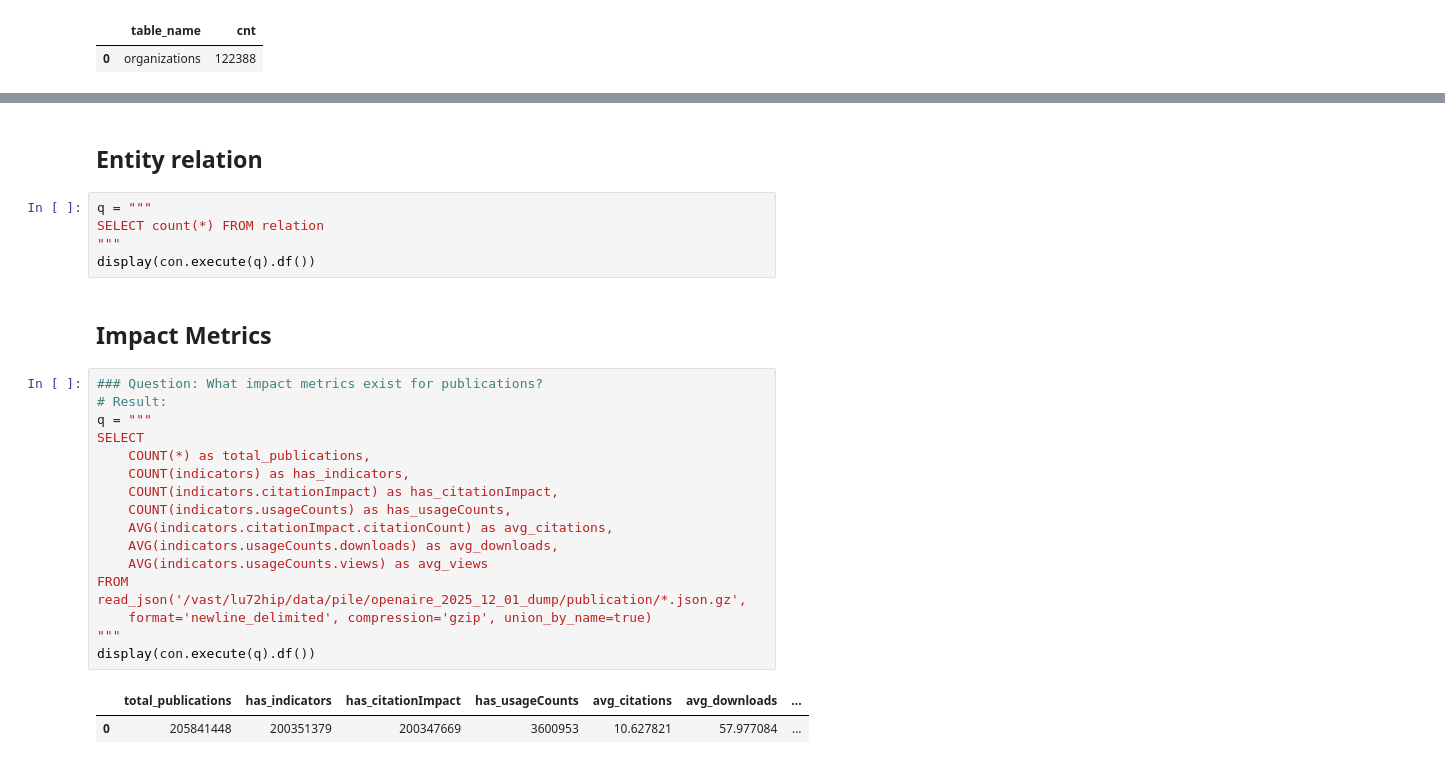
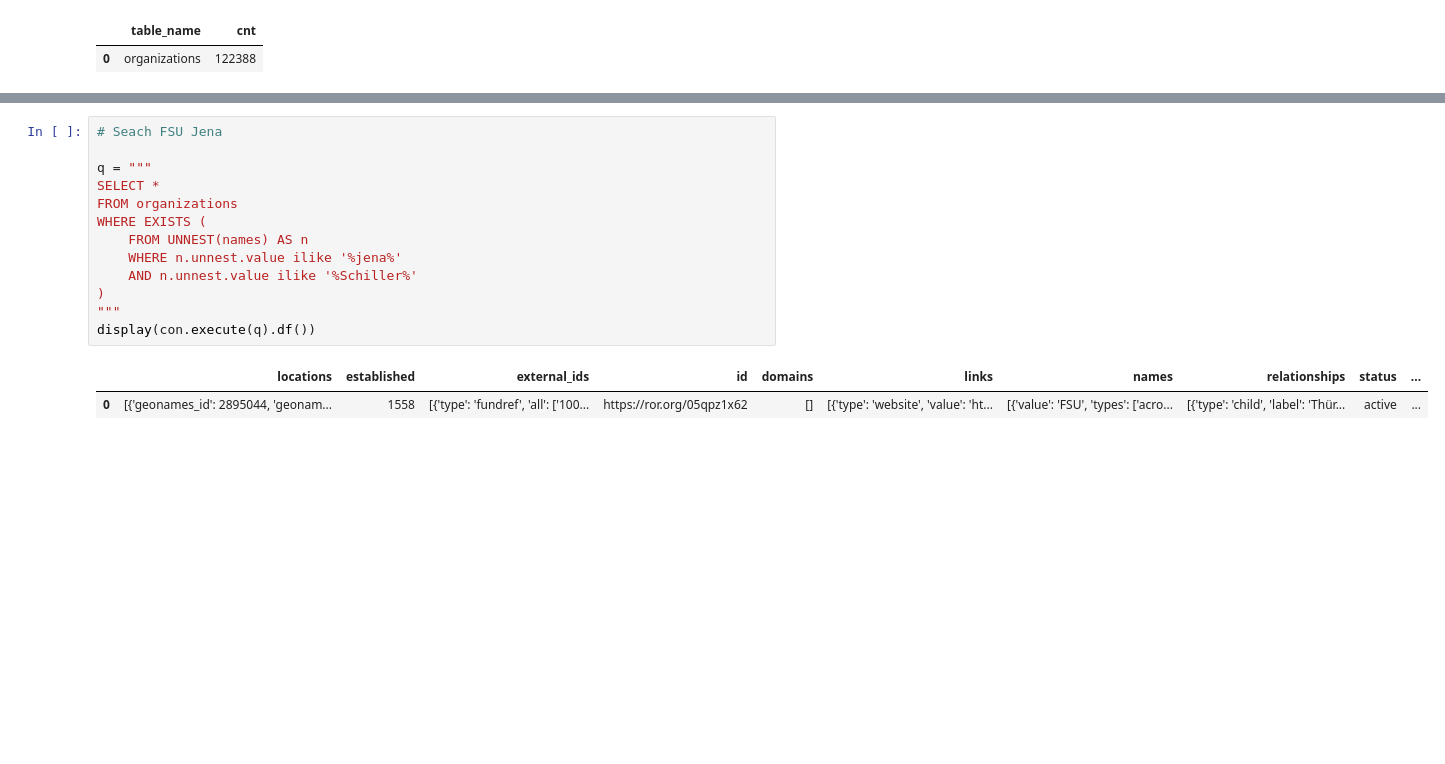
Before and after one commit to VieVaWaldi/dh_pipeline, a Jupyter notebook: src/sources/ror_dump/eda.ipynb, the cells around one changed output, grey strips where cells are left out. Saved outputs shown, nothing was run; the diff lists cells and outputs as text; blank space fills up the shorter version.

```diff
--- a/src/sources/ror_dump/eda.ipynb
+++ b/src/sources/ror_dump/eda.ipynb
@@ -271,28 +70,16 @@ display(con.execute(q).df())
-# %% [markdown]
-## Entity relation
-# %%
-q = """
-SELECT count(*) FROM relation
-"""
-display(con.execute(q).df())
-# %% [markdown]
-## Impact Metrics
-# %%
-### Question: What impact metrics exist for publications?
-# Result:
-q = """
-SELECT
-    COUNT(*) as total_publications,
-    COUNT(indicators) as has_indicators,
-    COUNT(indicators.citationImpact) as has_citationImpact,
-    COUNT(indicators.usageCounts) as has_usageCounts,
-    AVG(indicators.citationImpact.citationCount) as avg_citations,
-    AVG(indicators.usageCounts.downloads) as avg_downloads,
-    AVG(indicators.usageCounts.views) as avg_views
-FROM read_json('/vast/lu72hip/data/pile/openaire_2025_12_01_dump/publication/*.json.gz',
-    format='newline_delimited', compression='gzip', union_by_name=true)
-"""
-display(con.execute(q).df())
-# %% [output]
-|  | total_publications | has_indicators | has_citationImpact | has_usageCounts | avg_citations | avg_downloads | ... |
-| 0 | 205841448 | 200351379 | 200347669 | 3600953 | 10.627821 | 57.977084 | ... |
+# %%
+# Seach FSU Jena
+
+q = """
+SELECT *
+FROM organizations
+WHERE EXISTS (
+    FROM UNNEST(names) AS n
+    WHERE n.unnest.value ilike '%jena%'
+    AND n.unnest.value ilike '%Schiller%'
+)
+"""
+display(con.execute(q).df())
+# %% [output]
+|  | locations | established | external_ids | id | domains | links | names | relationships | status | ... |
+| 0 | [{'geonames_id': 2895044, 'geonam... | 1558 | [{'type': 'fundref', 'all': ['100... | https://ror.org/05qpz1x62 | [] | [{'type': 'website', 'value': 'ht... | [{'value': 'FSU', 'types': ['acro... | [{'type': 'child', 'label': 'Thür... | active | ... |
```
Also changed, not shown: parts of 14 cells of this notebook, 36 other files.
